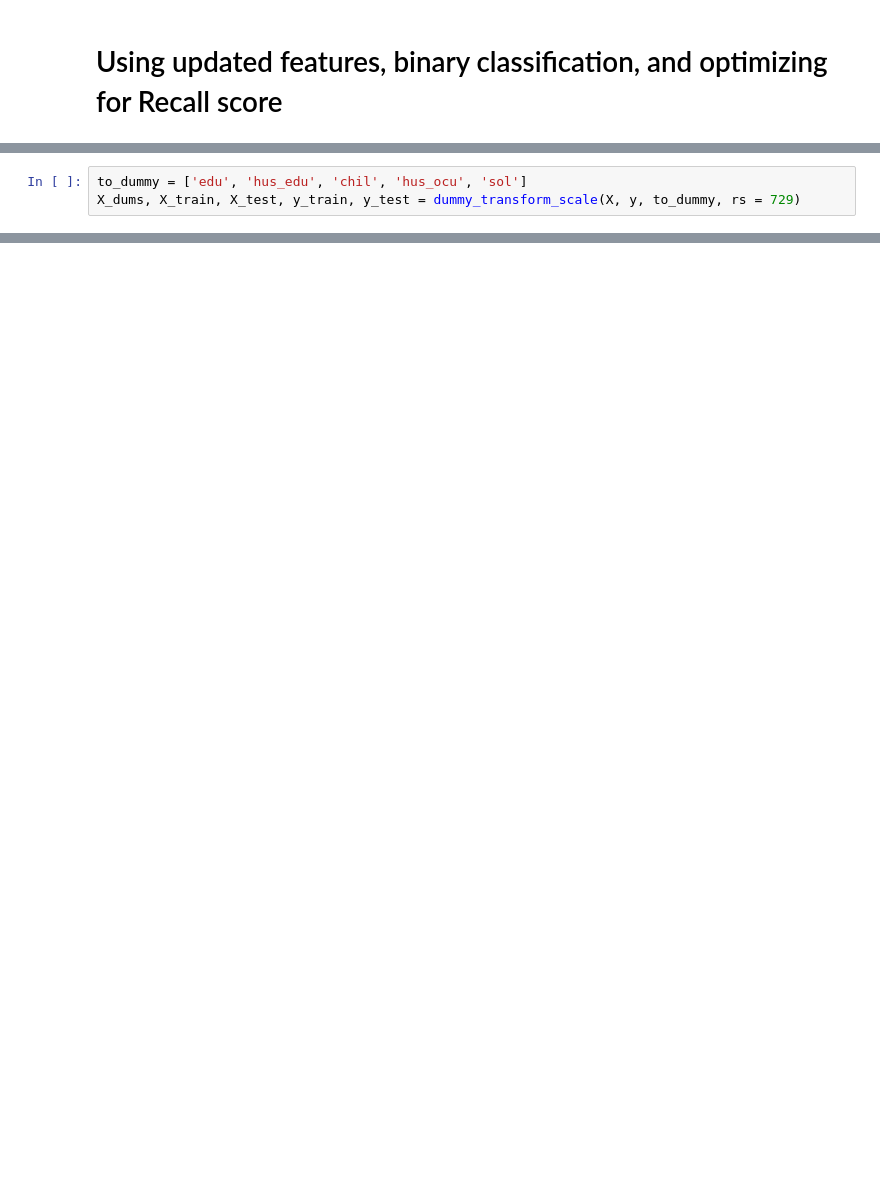
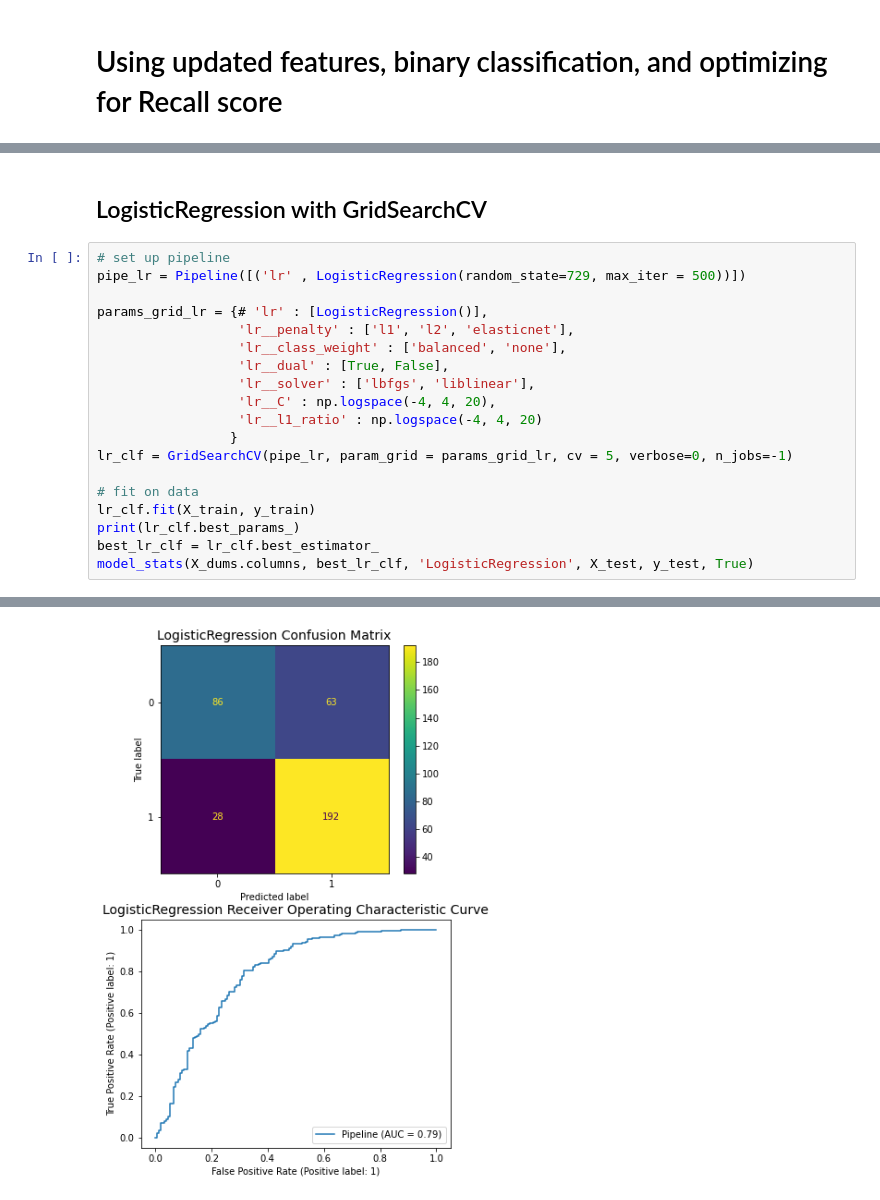
Before and after one commit to mike-flanagan/contraceptive-use-in-indonesia, a Jupyter notebook: code/model_fitting_and_tuning.ipynb, the cells around one changed output, grey strips where cells are left out. Cells and saved outputs as stored; diff of their text form; blank space fills up the shorter version.

Commit message:
final tweaks to the modeling notebooks & moved to crisp dm

```diff
--- a/code/model_fitting_and_tuning.ipynb
+++ b/code/model_fitting_and_tuning.ipynb
@@ -772,3 +836,22 @@ y = y_df.pop('uses_cm')
-# %%
-to_dummy = ['edu', 'hus_edu', 'chil', 'hus_ocu', 'sol']
-X_dums, X_train, X_test, y_train, y_test = dummy_transform_scale(X, y, to_dummy, rs = 729)
+# %% [markdown]
+## LogisticRegression with GridSearchCV
+# %%
+# set up pipeline
+pipe_lr = Pipeline([('lr' , LogisticRegression(random_state=729, max_iter = 500))])
+
+params_grid_lr = {# 'lr' : [LogisticRegression()],
+                  'lr__penalty' : ['l1', 'l2', 'elasticnet'],
+                  'lr__class_weight' : ['balanced', 'none'],
+                  'lr__dual' : [True, False],
+                  'lr__solver' : ['lbfgs', 'liblinear'],
+                  'lr__C' : np.logspace(-4, 4, 20),
+                  'lr__l1_ratio' : np.logspace(-4, 4, 20)
+                 }
+lr_clf = GridSearchCV(pipe_lr, param_grid = params_grid_lr, cv = 5, verbose=0, n_jobs=-1)
+
+# fit on data
+lr_clf.fit(X_train, y_train)
+print(lr_clf.best_params_)
+best_lr_clf = lr_clf.best_estimator_
+model_stats(X_dums.columns, best_lr_clf, 'LogisticRegression', X_test, y_test, True)
+# %% [output]
@@ -774,0 +876 @@ X_dums, X_train, X_test, y_train, y_test = dummy_transform_scale(X, y, to_dummy,
+[figure, added]
```
Also changed, not shown: parts of 15 cells of this notebook, 2 other files.
